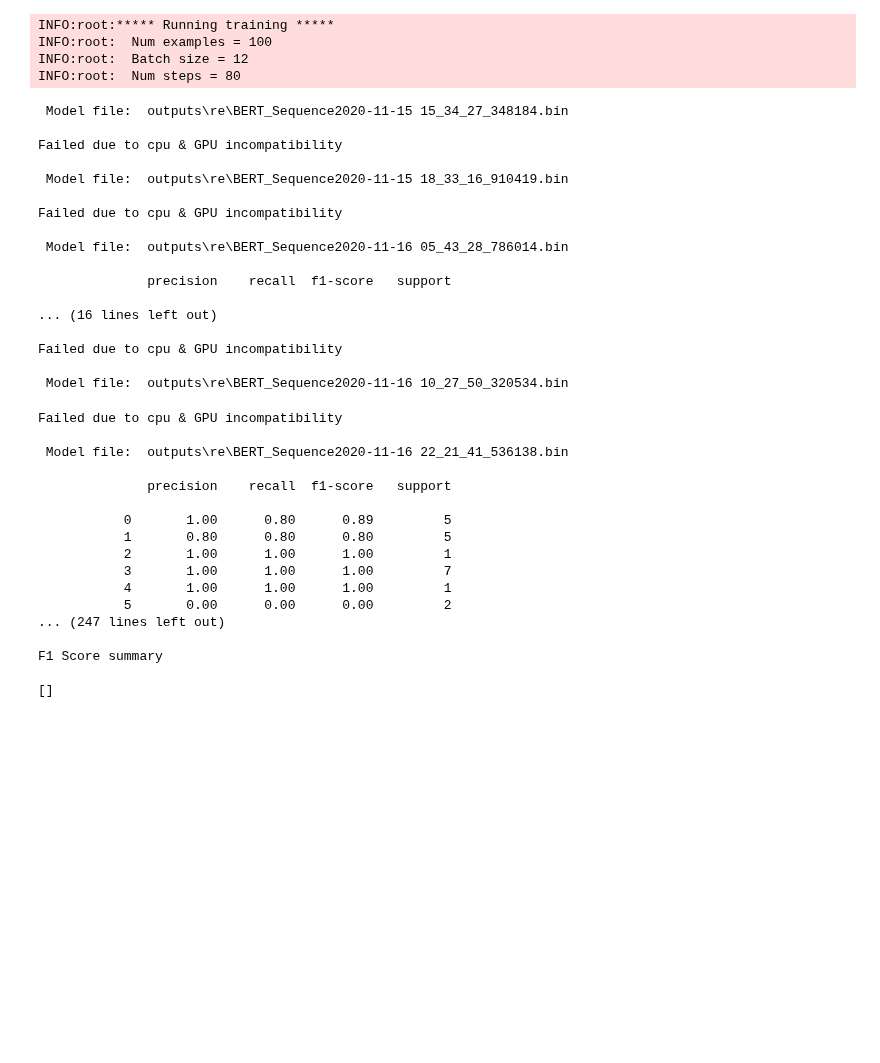
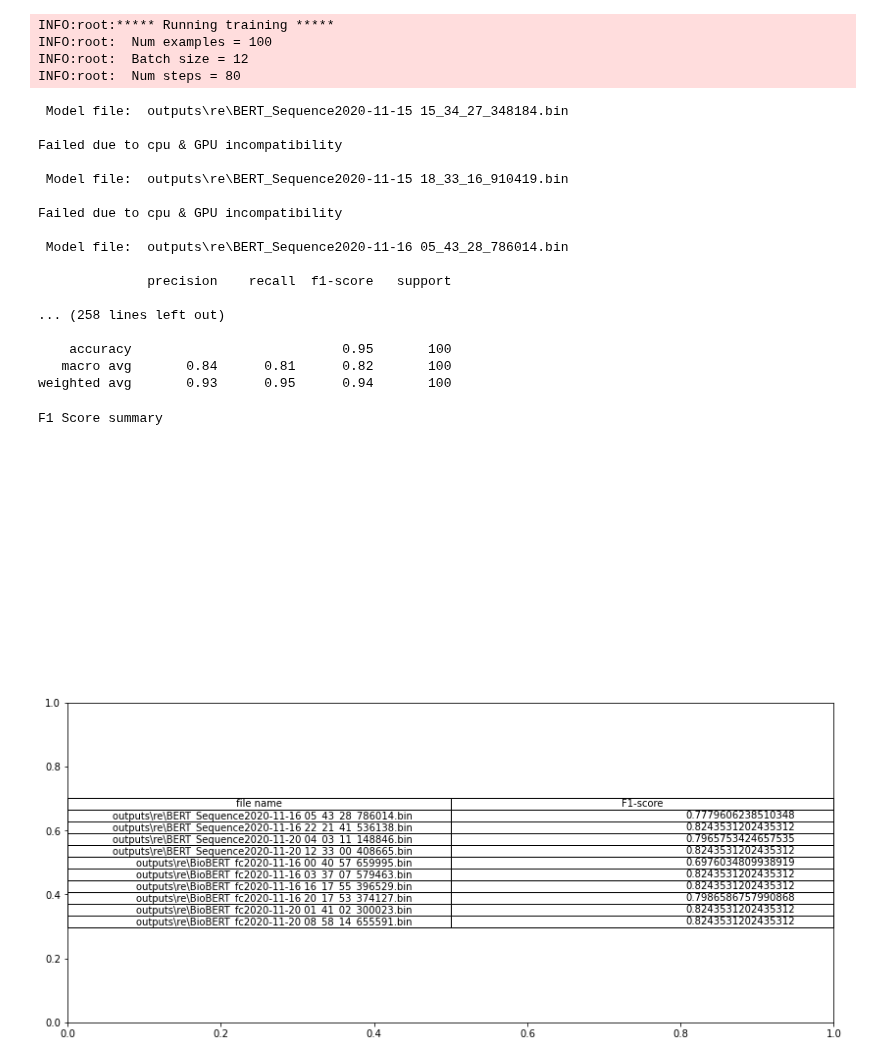
Before and after one commit to pnarsina/w266_final, a Jupyter notebook: project_re/FinalTest.ipynb, the cells around one changed output. Cells and saved outputs as stored; diff of their text form; code cells hidden in the pictures; blank space fills up the shorter version.

Commit message:
commiting the changes, so that we can evaluate all the models we have to build so far on test data

```diff
--- a/project_re/FinalTest.ipynb
+++ b/project_re/FinalTest.ipynb
@@ -17,16 +20,3 @@ from pathlib import Path, PureWindowsPath, PurePosixPath
 # %%
 device = torch.device("cuda" if torch.cuda.is_available() else "cpu")
 # device = "cpu"
-# %%
-config_folder = "config/"
-
-class obj(object):
-    def __init__(self, d):
-        for a, b in d.items():
-            if isinstance(b, (list, tuple)):
-               setattr(self, a, [obj(x) if isinstance(x, dict) else x for x in b])
-            else:
-               setattr(self, a, obj(b) if isinstance(b, dict) else b)
-
-with open(os.path.join(config_folder, "config.json")) as f:
-    config = obj(json.load(f))
@@ -47,21 +40,21 @@ num_labels = 9
 f1_score_list = []
 for model_file in list_model_files:
     try:
-
         print("\n Model file: ", model_file)
         model = torch.load(model_file)
         x =model.eval()
         test_inputs, test_preds, test_labels, test_loss = eval_model( model, test_dataloader, device, num_labels)
         print(classification_report(test_labels,test_preds ))
         print("\n \n \n")
-        f1_score_list.append([model_file, f1_score(test_labels, test_preds)])
+        f1_value = f1_score(test_labels, test_preds,average='macro')
+        f1_score_list.append([model_file,f1_value ])
 
     except:
         print("Failed due to cpu & GPU incompatibility")
+     # printing stack trace
+#         traceback.print_exc()
 
 print("\n \n \n")
-print ("F1 Score summary \n")
-print (f1_score_list)
 # %% [output]
  Model file:  outputs\re\BERT_Sequence2020-11-15 15_34_27_348184.bin
 
@@ -75,25 +68,24 @@ Failed due to cpu & GPU incompatibility
 
               precision    recall  f1-score   support
 
-... (16 lines left out)
+... (258 lines left out)
 
-Failed due to cpu & GPU incompatibility
-
- Model file:  outputs\re\BERT_Sequence2020-11-16 10_27_50_320534.bin
+    accuracy                           0.95       100
+   macro avg       0.84      0.81      0.82       100
+weighted avg       0.93      0.95      0.94       100
-Failed due to cpu & GPU incompatibility
-
- Model file:  outputs\re\BERT_Sequence2020-11-16 22_21_41_536138.bin
-
-              precision    recall  f1-score   support
-
-           0       1.00      0.80      0.89         5
-           1       0.80      0.80      0.80         5
-           2       1.00      1.00      1.00         1
-           3       1.00      1.00      1.00         7
-           4       1.00      1.00      1.00         1
-           5       0.00      0.00      0.00         2
-... (247 lines left out)
-
-F1 Score summary
-
-[]
+# %%
+print ("F1 Score summary \n")
+ax = plt.gca()
+ax.get_xaxis().set_visible(False)
+ax.get_yaxis().set_visible(False)
+plt.box(on=None)
+plt.figure(figsize=(14,6))
+the_table = plt.table(cellText=f1_score_list,
+                      colLabels=['file name', 'F1-score'],
+                      loc='center')
+the_table.auto_set_font_size(False)
+the_table.set_fontsize(10)
+# %% [output]
+F1 Score summary
+[figure, added]
+[figure, added]
```
Also changed, not shown: parts of 2 cells of this notebook, 2 other files.
